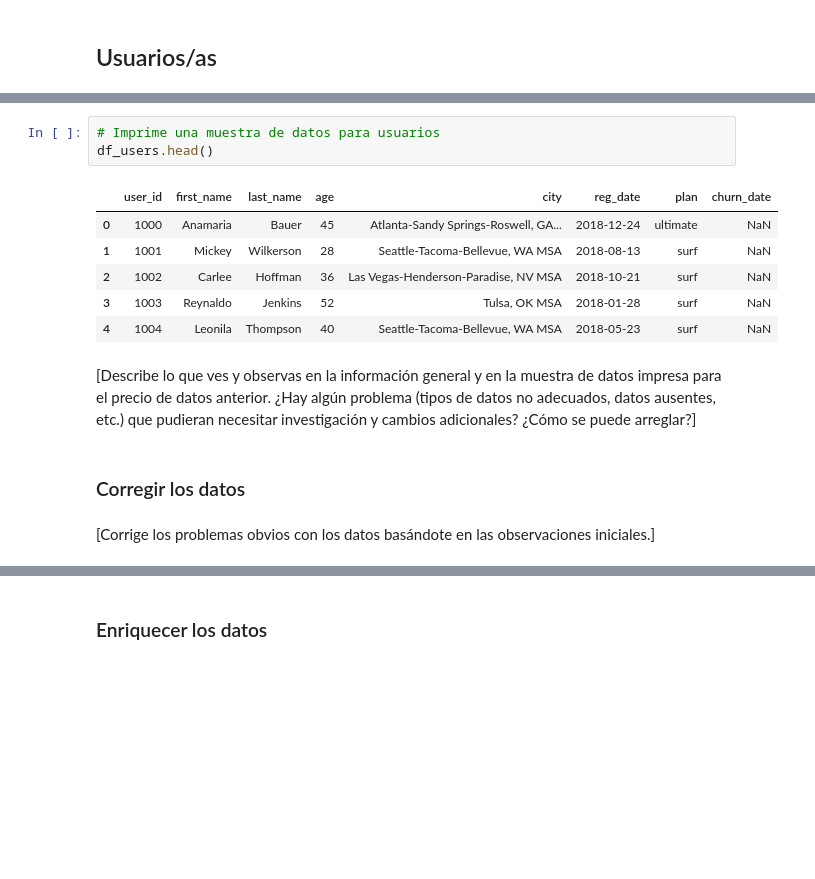
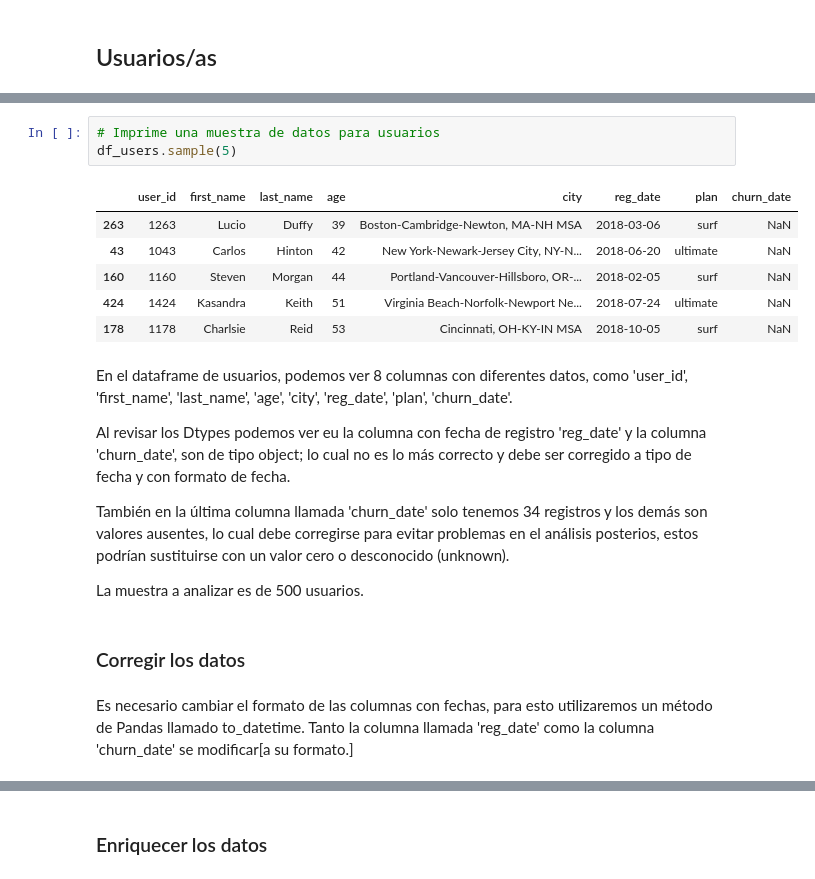
Before and after one commit to aldotoms/Proyectos-Finales-Github, a Jupyter notebook: Proyecto_SP5_V1.0.ipynb, the cells around one changed output, grey strips where cells are left out. Saved outputs shown, nothing was run; the diff lists cells and outputs as text; blank space fills up the shorter version.

```diff
--- a/Proyecto_SP5_V1.0.ipynb
+++ b/Proyecto_SP5_V1.0.ipynb
@@ -237,17 +245,24 @@ dtypes: int64(2), object(6)
 memory usage: 31.4+ KB
 # %%
 # Imprime una muestra de datos para usuarios
-df_users.head()
+df_users.sample(5)
 # %% [output]
 |  | user_id | first_name | last_name | age | city | reg_date | plan | churn_date |
-| 0 | 1000 | Anamaria | Bauer | 45 | Atlanta-Sandy Springs-Roswell, GA... | 2018-12-24 | ultimate | NaN |
-| 1 | 1001 | Mickey | Wilkerson | 28 | Seattle-Tacoma-Bellevue, WA MSA | 2018-08-13 | surf | NaN |
-| 2 | 1002 | Carlee | Hoffman | 36 | Las Vegas-Henderson-Paradise, NV MSA | 2018-10-21 | surf | NaN |
-| 3 | 1003 | Reynaldo | Jenkins | 52 | Tulsa, OK MSA | 2018-01-28 | surf | NaN |
-| 4 | 1004 | Leonila | Thompson | 40 | Seattle-Tacoma-Bellevue, WA MSA | 2018-05-23 | surf | NaN |
+| 263 | 1263 | Lucio | Duffy | 39 | Boston-Cambridge-Newton, MA-NH MSA | 2018-03-06 | surf | NaN |
+| 43 | 1043 | Carlos | Hinton | 42 | New York-Newark-Jersey City, NY-N... | 2018-06-20 | ultimate | NaN |
+| 160 | 1160 | Steven | Morgan | 44 | Portland-Vancouver-Hillsboro, OR-... | 2018-02-05 | surf | NaN |
+| 424 | 1424 | Kasandra | Keith | 51 | Virginia Beach-Norfolk-Newport Ne... | 2018-07-24 | ultimate | NaN |
+| 178 | 1178 | Charlsie | Reid | 53 | Cincinnati, OH-KY-IN MSA | 2018-10-05 | surf | NaN |
-# %% [markdown]
-[Describe lo que ves y observas en la información general y en la muestra de datos impresa para el precio de datos anterior. ¿Hay algún problema (tipos de datos no adecuados, datos ausentes, etc.) que pudieran necesitar investigación y cambios adicionales? ¿Cómo se puede arreglar?]
+# %% [markdown]
+En el dataframe de usuarios, podemos ver 8 columnas con diferentes datos, como 'user_id', 'first_name', 'last_name', 'age', 'city', 'reg_date', 'plan', 'churn_date'.
+
+Al revisar los Dtypes podemos ver eu la columna con fecha de registro 'reg_date' y la columna 'churn_date', son de tipo object; lo cual no es lo más correcto y debe ser corregido a tipo de fecha y con formato de fecha.
+
+También en la última columna llamada 'churn_date' solo tenemos 34 registros y los demás son valores ausentes, lo cual debe corregirse para evitar problemas en el análisis posterios, estos podrían sustituirse con un valor cero o desconocido (unknown).
+
+La muestra a analizar es de 500 usuarios.
 # %% [markdown]
 ### Corregir los datos
-# %% [markdown]
-[Corrige los problemas obvios con los datos basándote en las observaciones iniciales.]
+# %% [markdown]
+Es necesario cambiar el formato de las columnas con fechas, para esto utilizaremos un método de Pandas llamado to_datetime.
+Tanto la columna llamada 'reg_date' como la columna 'churn_date' se modificar[a su formato.]
```
Also changed, not shown: parts of 41 cells of this notebook.
